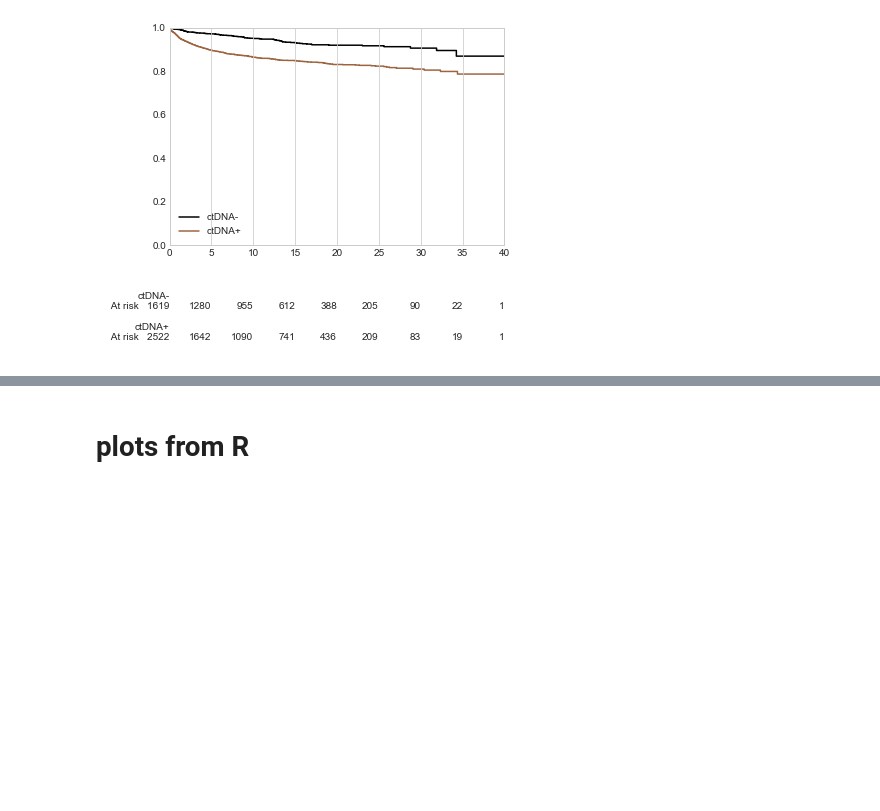
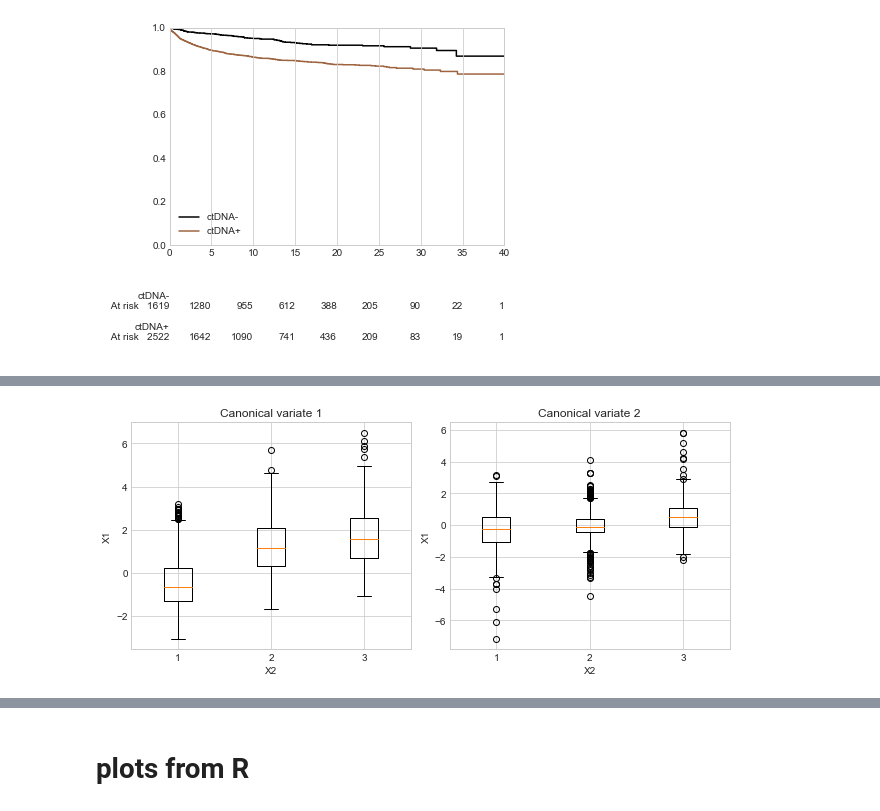
Before and after one commit to clinical-data-mining/ctDNA_CAT, a Jupyter notebook: code/VTE_visualize.ipynb, the cells around one changed output, grey strips where cells are left out. Saved outputs shown, nothing was run; the diff lists cells and outputs as text; code cells hidden in the pictures; blank space fills up the shorter version.

```diff
--- a/code/VTE_visualize.ipynb
+++ b/code/VTE_visualize.ipynb
@@ -60,0 +106,24 @@ fig.savefig('ctDNA_CAT_discovery.pdf', format='pdf')
+# %%
+# visualize correlations between CC1 and CC2 for
+
+def myBoxplot(x,y,ax):
+    data_to_plot = {category: [] for category in np.unique(x)}
+    for category, value in zip(x, y):
+        data_to_plot[category].append(value)
+
+    # Convert to a list of lists for plotting
+    data_to_plot = [values for values in data_to_plot.values()]
+
+    # Create the boxplot
+    ax.boxplot(data_to_plot)
+
+    ax.set_xlabel('X2')
+    ax.set_ylabel('X1')
+
+fig,ax=plt.subplots(ncols=2,figsize=(9,4))
+for i in range(n_comp):
+    myBoxplot(X2_c[:, i], X1_c[:, i], ax[i])
+    ax[i].set_title('Canonical variate '+str(i+1))
+fig.tight_layout()
+# %% [output]
+[figure, added]
```
Also changed, not shown: parts of 5 cells of this notebook, 1 other file.
